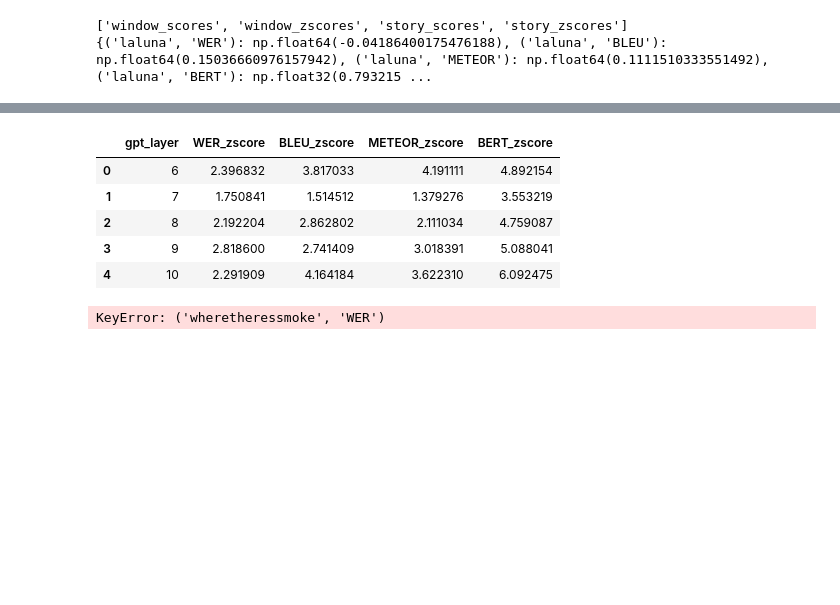
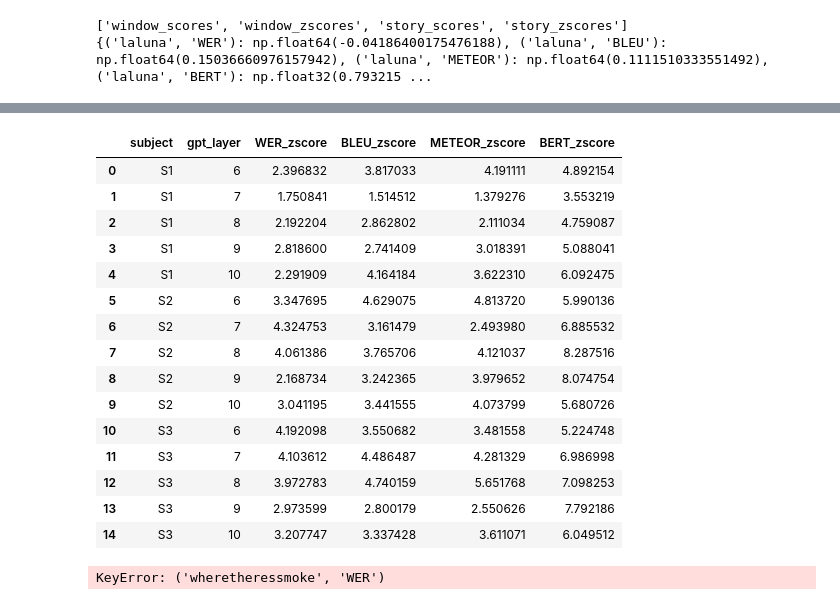
Before and after one commit to imranson/semantic-decoding, a Jupyter notebook: experiments/gpt_words_n_layer_exp/gpt_layer/explore_eval_pm.ipynb, the cells around one changed output, grey strips where cells are left out. Drawn from its saved outputs; the diff is of its cells as text; code cells hidden in the pictures; blank space fills up the shorter version.

Commit message:
extracted gptlayer results

```diff
--- a/experiments/gpt_words_n_layer_exp/gpt_layer/explore_eval_pm.ipynb
+++ b/experiments/gpt_words_n_layer_exp/gpt_layer/explore_eval_pm.ipynb
@@ -16,23 +16,26 @@ print(score_files['story_scores'])
 ['window_scores', 'window_zscores', 'story_scores', 'story_zscores']
 {('laluna', 'WER'): np.float64(-0.04186400175476188), ('laluna', 'BLEU'): np.float64(0.15036660976157942), ('laluna', 'METEOR'): np.float64(0.1111510333551492), ('laluna', 'BERT'): np.float32(0.793215 ...
 # %%
-zscores = {'gpt_layer': [], 'WER':[],'BLEU':[], 'METEOR':[], 'BERT':[]}
-s_scores = {'gpt_layer': [], 'WER':[],'BLEU':[], 'METEOR':[], 'BERT':[]}
+zscores = {'subject': [], 'gpt_layer': [], 'WER':[],'BLEU':[], 'METEOR':[], 'BERT':[]}
+s_scores = {'subject': [], 'gpt_layer': [], 'WER':[],'BLEU':[], 'METEOR':[], 'BERT':[]}
 
-for i in [6,7,8,9,10]:
-    scores = np.load(f'../scores/S1/perceived_movie/gpt_layer_{i}/laluna.npz', allow_pickle=True)
-    score_names = ['window_scores', 'window_zscores', 'story_scores', 'story_zscores']
-    score_files = {}
-    for name in score_names:
-        score_files[name] = scores[name].item()
-    print(score_files['story_scores'])
-    print(score_files['story_zscores'])
-    zscores['gpt_layer'].append(i)
-    s_scores['gpt_layer'].append(i)
-    for k,v in score_files['story_zscores'].items():
-        zscores[k[1]].append(v)
-    for k,v in score_files['story_scores'].items():
-        s_scores[k[1]].append(v)
+for subject in ['S1','S2','S3']:
+    for i in [6,7,8,9,10]:
+        scores = np.load(f'../scores/{subject}/perceived_movie/gpt_layer_{i}/laluna.npz', allow_pickle=True)
+        score_names = ['window_scores', 'window_zscores', 'story_scores', 'story_zscores']
+        score_files = {}
+        for name in score_names:
+            score_files[name] = scores[name].item()
+        print(score_files['story_scores'])
+        print(score_files['story_zscores'])
+        zscores['subject'].append(subject)
+        s_scores['subject'].append(subject)
+        zscores['gpt_layer'].append(i)
+        s_scores['gpt_layer'].append(i)
+        for k,v in score_files['story_zscores'].items():
+            zscores[k[1]].append(v)
+        for k,v in score_files['story_scores'].items():
+            s_scores[k[1]].append(v)
 # %% [output]
 {('laluna', 'WER'): np.float64(-0.037970860754222624), ('laluna', 'BLEU'): np.float64(0.1611570538172455), ('laluna', 'METEOR'): np.float64(0.11676984314598195), ('laluna', 'BERT'): np.float32(0.79256 ...
 {('laluna', 'WER'): np.float64(2.396832448147452), ('laluna', 'BLEU'): np.float64(3.8170329972466344), ('laluna', 'METEOR'): np.float64(4.19111120822221), ('laluna', 'BERT'): np.float32(4.8921537)}
@@ -61,15 +81,25 @@ results_df
 # %%
 results_df.rename(columns={'WER':'WER_zscore','BLEU':'BLEU_zscore', 'METEOR':'METEOR_zscore', 'BERT':'BERT_zscore'}, inplace=True)
-results_df.to_csv('../perceived_movie_zscores_gpt_layer.csv',index = False)
+results_df.to_csv('perceived_movie_zscores_gpt_layer.csv',index = False)
 
 results_df
 # %% [output]
-|  | gpt_layer | WER_zscore | BLEU_zscore | METEOR_zscore | BERT_zscore |
-| 0 | 6 | 2.396832 | 3.817033 | 4.191111 | 4.892154 |
-| 1 | 7 | 1.750841 | 1.514512 | 1.379276 | 3.553219 |
-| 2 | 8 | 2.192204 | 2.862802 | 2.111034 | 4.759087 |
-| 3 | 9 | 2.818600 | 2.741409 | 3.018391 | 5.088041 |
-| 4 | 10 | 2.291909 | 4.164184 | 3.622310 | 6.092475 |
+|  | subject | gpt_layer | WER_zscore | BLEU_zscore | METEOR_zscore | BERT_zscore |
+| 0 | S1 | 6 | 2.396832 | 3.817033 | 4.191111 | 4.892154 |
+| 1 | S1 | 7 | 1.750841 | 1.514512 | 1.379276 | 3.553219 |
+| 2 | S1 | 8 | 2.192204 | 2.862802 | 2.111034 | 4.759087 |
+| 3 | S1 | 9 | 2.818600 | 2.741409 | 3.018391 | 5.088041 |
+| 4 | S1 | 10 | 2.291909 | 4.164184 | 3.622310 | 6.092475 |
+| 5 | S2 | 6 | 3.347695 | 4.629075 | 4.813720 | 5.990136 |
+| 6 | S2 | 7 | 4.324753 | 3.161479 | 2.493980 | 6.885532 |
+| 7 | S2 | 8 | 4.061386 | 3.765706 | 4.121037 | 8.287516 |
+| 8 | S2 | 9 | 2.168734 | 3.242365 | 3.979652 | 8.074754 |
+| 9 | S2 | 10 | 3.041195 | 3.441555 | 4.073799 | 5.680726 |
+| 10 | S3 | 6 | 4.192098 | 3.550682 | 3.481558 | 5.224748 |
+| 11 | S3 | 7 | 4.103612 | 4.486487 | 4.281329 | 6.986998 |
+| 12 | S3 | 8 | 3.972783 | 4.740159 | 5.651768 | 7.098253 |
+| 13 | S3 | 9 | 2.973599 | 2.800179 | 2.550626 | 7.792186 |
+| 14 | S3 | 10 | 3.207747 | 3.337428 | 3.611071 | 6.049512 |
 # %%
 print(len(score_files['window_scores'][('wheretheressmoke', 'WER')]))
 # %% [output]
```
Also changed, not shown: parts of 2 cells of this notebook, 38 other files.
